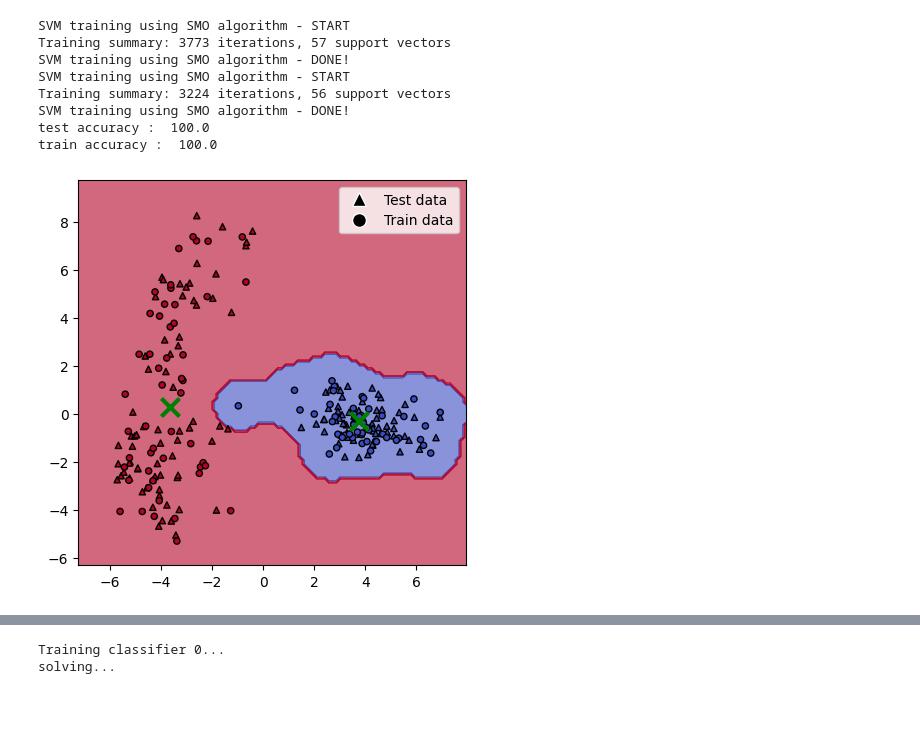
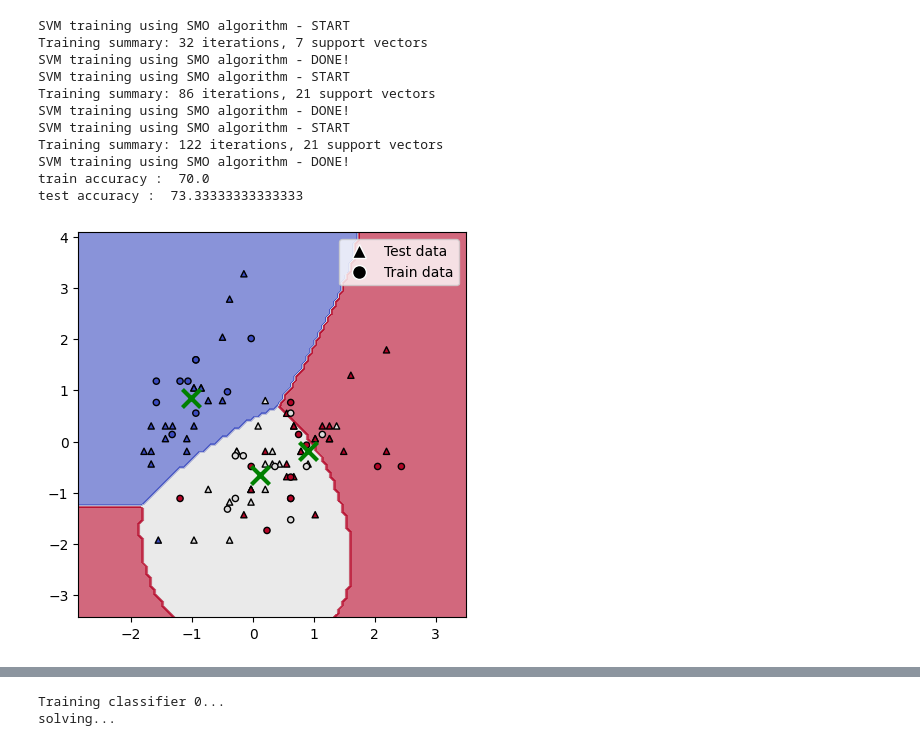
Before and after one commit to Jagaa-1008/quantum_SVM, a Jupyter notebook: iris_classification_sepal.ipynb, the cells around one changed output, grey strips where cells are left out. Drawn from its saved outputs; the diff is of its cells as text; code cells hidden in the pictures; blank space fills up the shorter version.

```diff
--- a/iris_classification_sepal.ipynb
+++ b/iris_classification_sepal.ipynb
@@ -238,46 +244,44 @@ Train accuracy: 0.92
-# %%
-# gamma = 2 #Iris Petal
-# gamma = 0.1 #Blob
-gamma = 1 #Digit
-C = 1
 # %%
 from sklearn.metrics import classification_report, accuracy_score
 from smo_svm import smo_SVM, smo_OneVsAllClassifier
 
 # Train Multiclass SVM on classic optimizer
 smo_solver = smo_OneVsAllClassifier(
     solver=smo_SVM,
     num_classes=nn,
     c=C,
-    kkt_thr=1e-4,
-    max_iter=1e5,
+    kkt_thr=1e-2,
+    max_iter=1e3,
     kernel_type='rbf',
     gamma_rbf=gamma
 )
 
 smo_solver.fit(X_train, y_train)
 
 # Predict
 y_pred = smo_solver.predict(X_test)
 yt_pred= smo_solver.predict(X_train)
 
 # Performance analysis
 smo_test_accuracy = accuracy_score(y_test, y_pred)*100
 smo_train_accuracy = accuracy_score(y_train, yt_pred)*100
+print("train accuracy : ", smo_train_accuracy)
 print("test accuracy : ", smo_test_accuracy)
-print("train accuracy : ", smo_train_accuracy)
 # print(classification_report(y_test, y_pred))
 
-plot_figure(smo_solver, X, y, nn, X_test, X_train, y_test, y_train) #, filename= "results\iris_SMO"
+plot_figure(smo_solver, preprocessing.scale(X), y, nn, X_test, X_train, y_test, y_train) #, filename= "results\iris_SMO"
 # %% [output]
 SVM training using SMO algorithm - START
-Training summary: 3773 iterations, 57 support vectors
+Training summary: 32 iterations, 7 support vectors
 SVM training using SMO algorithm - DONE!
 SVM training using SMO algorithm - START
-Training summary: 3224 iterations, 56 support vectors
+Training summary: 86 iterations, 21 support vectors
 SVM training using SMO algorithm - DONE!
-test accuracy :  100.0
-train accuracy :  100.0
+SVM training using SMO algorithm - START
+Training summary: 122 iterations, 21 support vectors
+SVM training using SMO algorithm - DONE!
+train accuracy :  70.0
+test accuracy :  73.33333333333333
-[figure, old version]
+[figure, new version]
 # %%
 from sklearn.metrics import classification_report, accuracy_score
```
Also changed, not shown: parts of 6 cells of this notebook, 8 other files.
